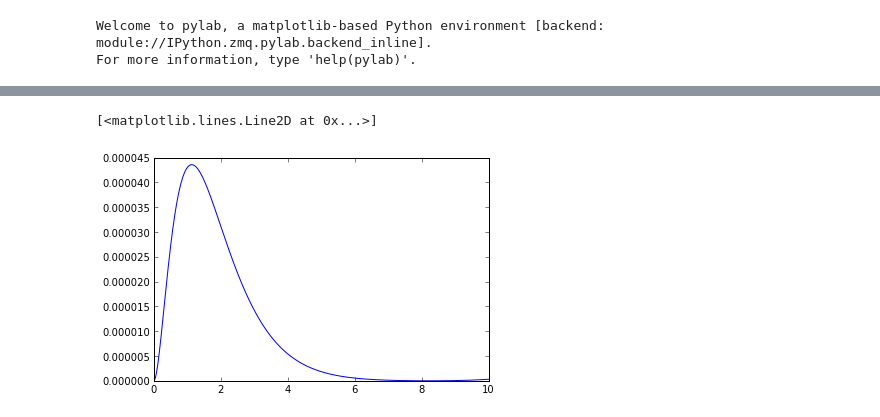
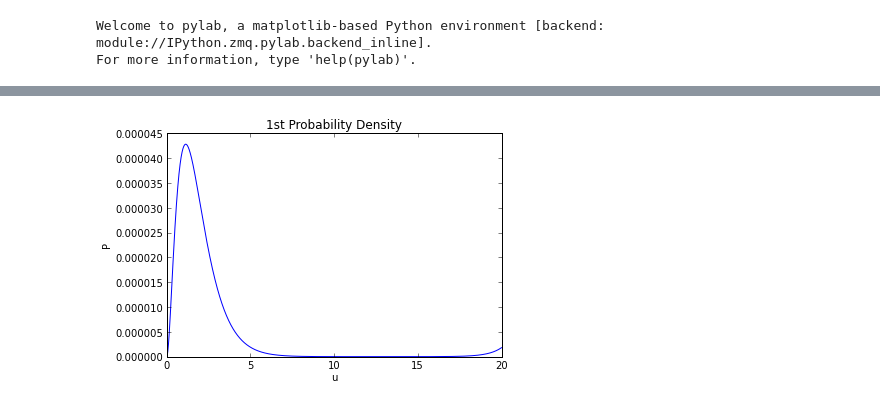
Before and after one commit to Nicolucas/Atomica, a Jupyter notebook: Tarea 10/Helio.ipynb, the cells around one changed output, grey strips where cells are left out. Cells and saved outputs as stored; diff of their text form; code cells hidden in the pictures.

Commit message:
added graphs and corrected simulation

```diff
--- a/Tarea 10/Helio.ipynb
+++ b/Tarea 10/Helio.ipynb
@@ -108,0 +133,9 @@ for i in range(len(u)):
+# %%
+listV1 = zeros(len(u))
+listV1[0] = -198.17
+i = 1
+while i < len(u):
+    listV1[i] = listV1[i-1] + v[i]
+    i = i+1
+
+print listV1
@@ -123,9 +149,0 @@ plot (u,Q)
-# %%
-listV = zeros(len(u))
-listV[0] = -197.999
-i = 1
-while i < len(u):
-    listV[i] = listV[i-1] + v[i]
-    i = i+1
-
-print listV
@@ -140,5 +150,5 @@ plot (u, listV)
 # %%
-E = -30
+E = 25.2365
 
 listR = zeros(len(u))
 listRp  = zeros(len(u))
@@ -146,4 +156,4 @@ listRpp = zeros(len(u))
 
 listR[0] = R0
 listRp[0] = Rp0
-listRpp[0] = DarRpp(listR[0], listRp[0], E, E0, listV[0],u[0])
+listRpp[0] = DarRpp(listR[0], listRp[0], E, E0, listV1[0],u[0])
@@ -162,7 +174,7 @@ while n < len(u)-1:
     Utest= u[n] + 0.5*du
     Rtest = listR[n]+ 0.5*K1
     Rptest = listRp[n] + 0.5*L1
-    Rpptest = DarRpp(Rtest,Rptest,E, E0, listV[n], Utest)
+    Rpptest = DarRpp(Rtest,Rptest,E, E0, listV1[n], Utest)
 
 
     K2 = Rptest*du
@@ -171,7 +183,7 @@ while n < len(u)-1:
     Utest= u[n] + 0.5*du
     Rtest = listR[n]+ 0.5*K2
     Rptest = listRp[n] + 0.5*L2
-    Rpptest = DarRpp(Rtest,Rptest,E, E0, listV[n], Utest)
+    Rpptest = DarRpp(Rtest,Rptest,E, E0, listV1[n], Utest)
 
     K3 = Rptest*du
     L3 = Rpptest*du
@@ -179,7 +191,7 @@ while n < len(u)-1:
     Utest= u[n] + 0.5*du
     Rtest = listR[n]+ 0.5*K3
     Rptest = listRp[n] + 0.5*L3
-    Rpptest = DarRpp(Rtest,Rptest,E, E0, listV[n], Utest)
+    Rpptest = DarRpp(Rtest,Rptest,E, E0, listV1[n], Utest)
 
     K4 = Rptest*du
     L4 = Rpptest*du
@@ -189,6 +201,6 @@ while n < len(u)-1:
 
     listR[n+1] = listR[n] + K
     listRp[n+1] = listRp[n] + L
-    listRpp[n+1] = DarRpp(listR[n+1], listRp[n+1], E, E0, listV[n+1], u[n+1])
+    listRpp[n+1] = DarRpp(listR[n+1], listRp[n+1], E, E0, listV1[n+1], u[n+1])
 
     n = n+1
@@ -205,10 +220,13 @@ for i in listP:
     const = const + i
 # %%
 listP = listP/const
-plot (u, listP)
+plot(u, listP)
+title('1st Probability Density')
+xlabel('u')
+ylabel('P')
+savefig('1P.png')
 # %% [output]
-[<matplotlib.lines.Line2D at 0x...>]
-[figure, old version]
+[figure, new version]
 # %%
 listS = zeros(len(u))
 for i in range(len(u)):
```
Also changed, not shown: parts of 46 cells of this notebook, 10 other files.
